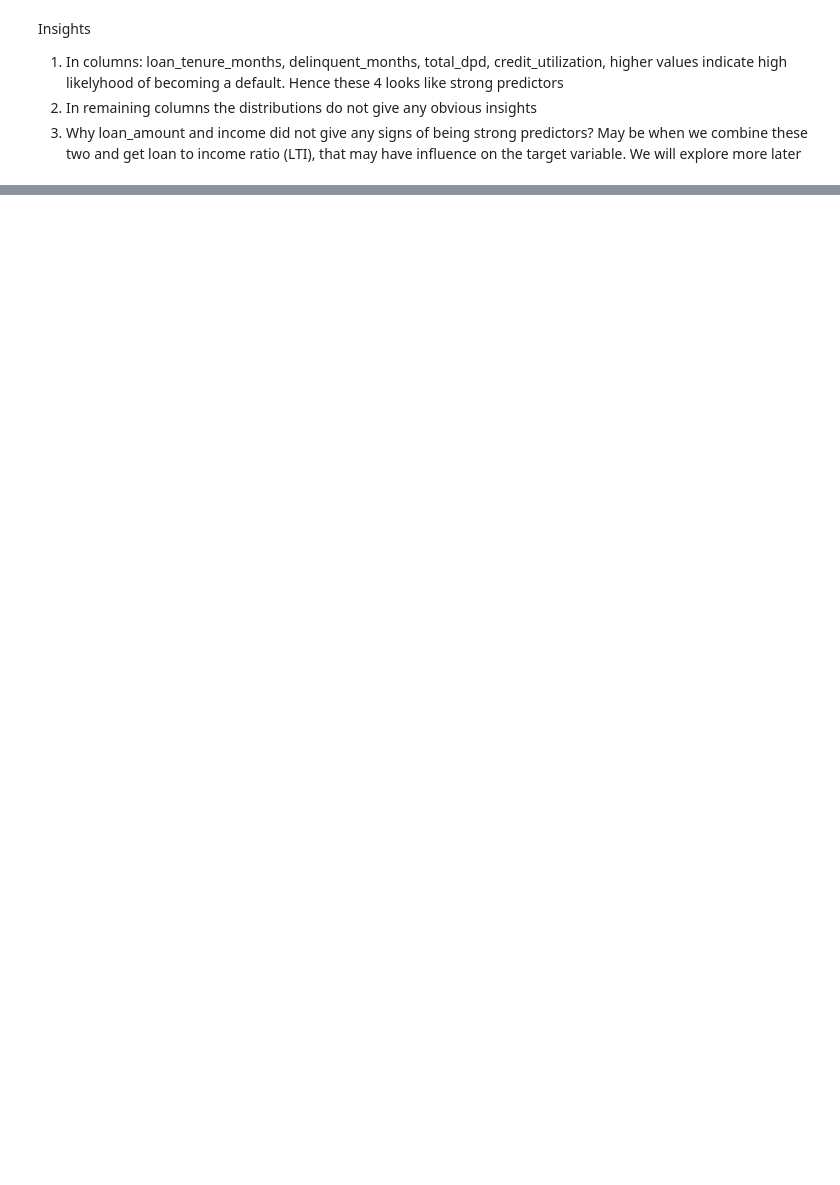
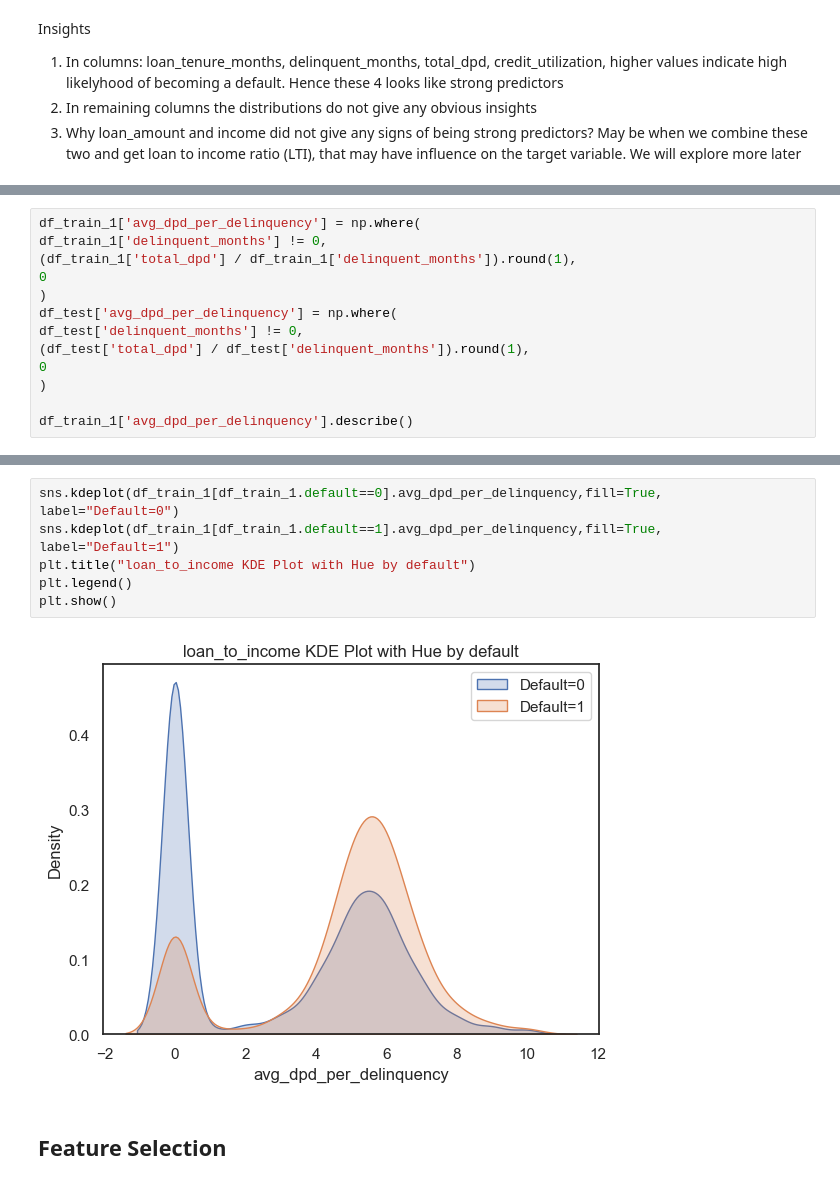
Before and after one commit to trijesh61/ML-Credit-Risk-Modelling, a Jupyter notebook: credit_risk_model.ipynb, the cells around one changed output, grey strips where cells are left out. Drawn from its saved outputs; the diff is of its cells as text; blank space fills up the shorter version.

```diff
--- a/credit_risk_model.ipynb
+++ b/credit_risk_model.ipynb
@@ -344,0 +416,13 @@ that may have influence on the target variable. We will explore more later
+# %%
+df_train_1['avg_dpd_per_delinquency'] = np.where(
+df_train_1['delinquent_months'] != 0,
+(df_train_1['total_dpd'] / df_train_1['delinquent_months']).round(1),
+0
+)
+df_test['avg_dpd_per_delinquency'] = np.where(
+df_test['delinquent_months'] != 0,
+(df_test['total_dpd'] / df_test['delinquent_months']).round(1),
+0
+)
+
+df_train_1['avg_dpd_per_delinquency'].describe()
@@ -344,0 +439,10 @@ that may have influence on the target variable. We will explore more later
+# %%
+sns.kdeplot(df_train_1[df_train_1.default==0].avg_dpd_per_delinquency,fill=True, label="Default=0")
+sns.kdeplot(df_train_1[df_train_1.default==1].avg_dpd_per_delinquency,fill=True, label="Default=1")
+plt.title("loan_to_income KDE Plot with Hue by default")
+plt.legend()
+plt.show()
+# %% [output]
+[figure, added]
+# %% [markdown]
+## Feature Selection
```
Also changed, not shown: parts of 49 cells of this notebook.
